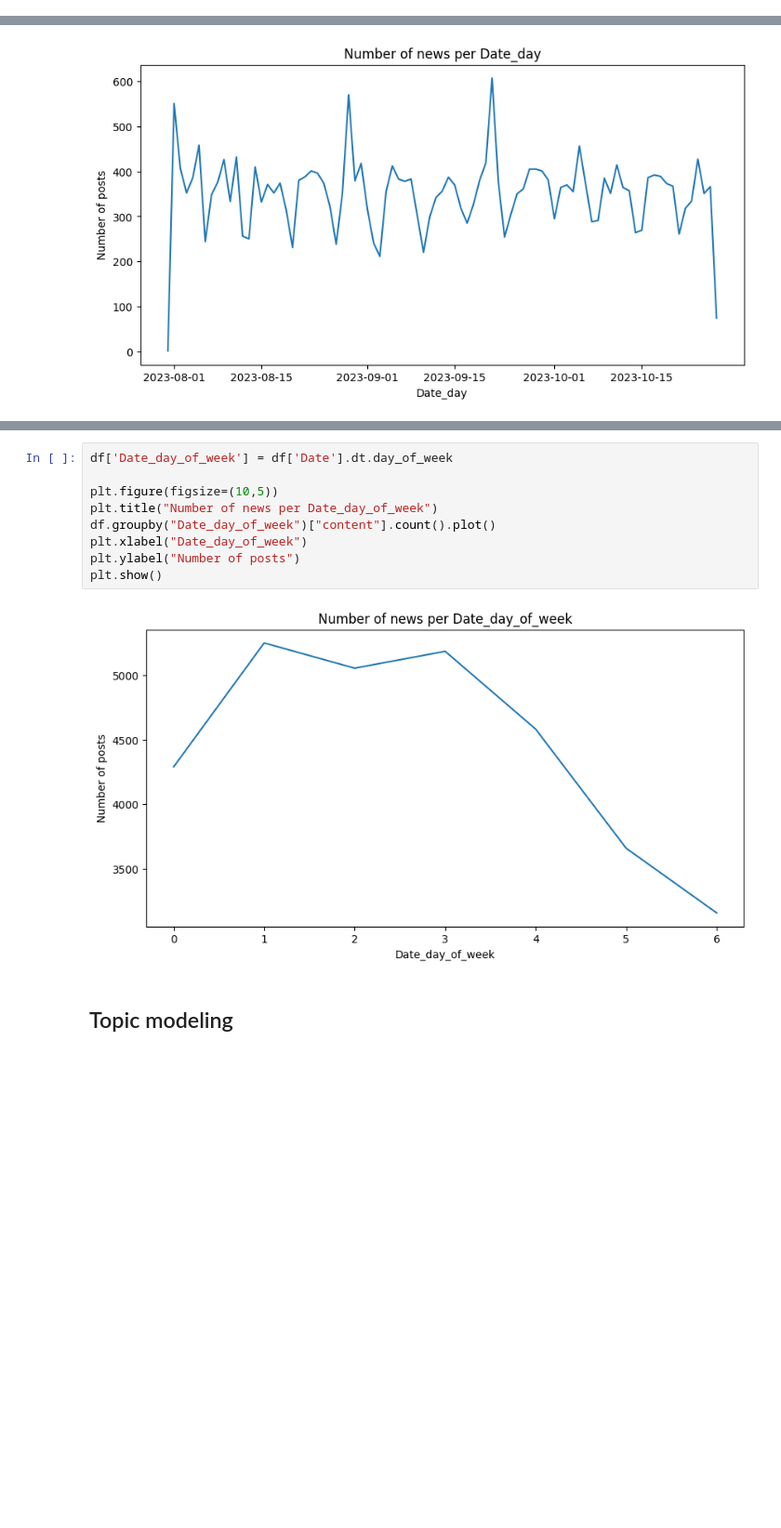
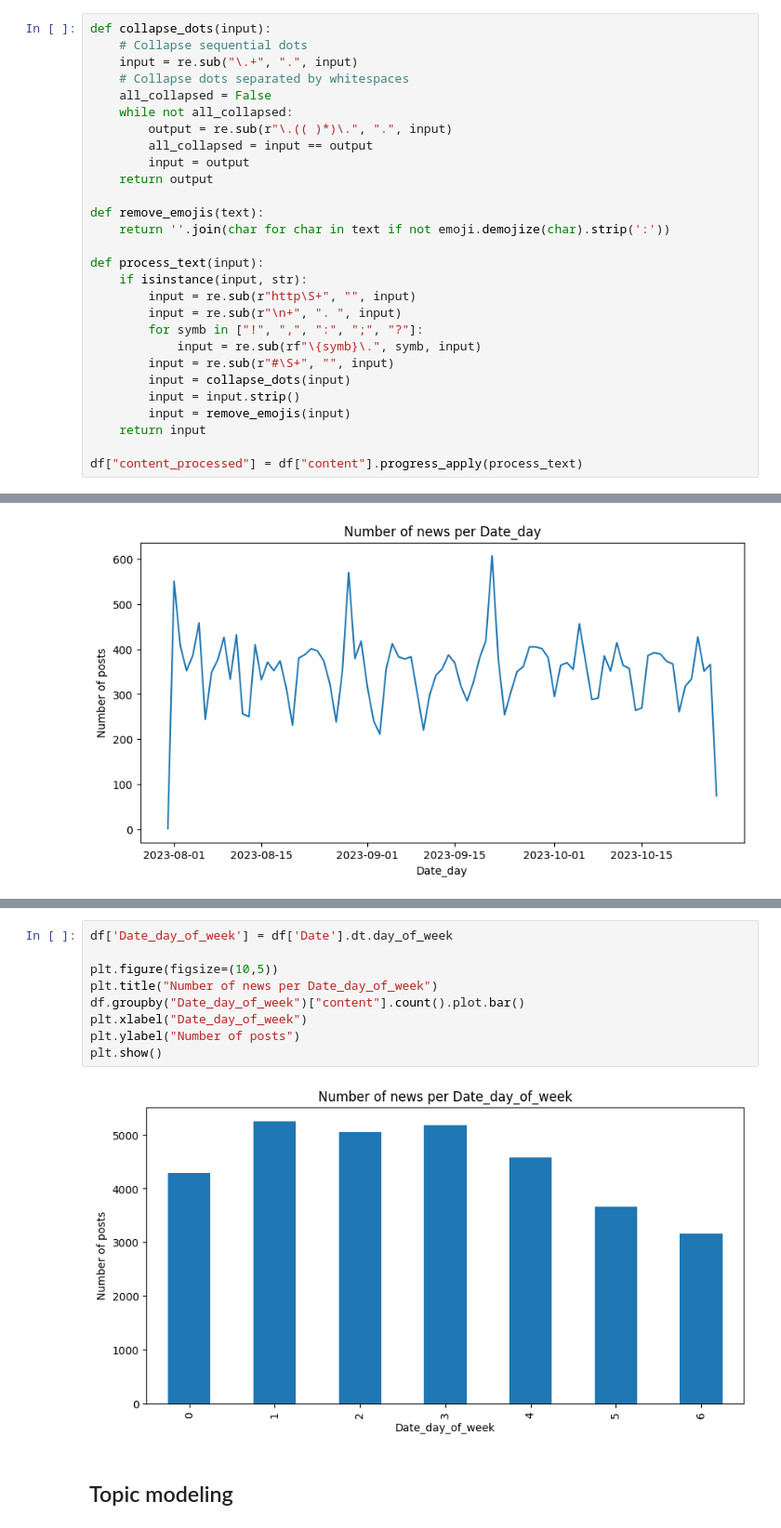
Before and after one commit to EvgeniyAzarov/iasa_nlp_homeworks, a Jupyter notebook: HW7_topics_modeling/hw7.ipynb, the cells around one changed output, grey strips where cells are left out. Shown at 93% size. Drawn from its saved outputs; the diff is of its cells as text; blank space fills up the shorter version.

```diff
--- a/HW7_topics_modeling/hw7.ipynb
+++ b/HW7_topics_modeling/hw7.ipynb
@@ -191 +177,29 @@ df.to_csv("../data/kyiv-channels-dataset/KyivChannels_Dataset_v01_lang.csv", ind
+# %%
+def collapse_dots(input):
+    # Collapse sequential dots
+    input = re.sub("\.+", ".", input)
+    # Collapse dots separated by whitespaces
+    all_collapsed = False
+    while not all_collapsed:
+        output = re.sub(r"\.(( )*)\.", ".", input)
+        all_collapsed = input == output
+        input = output
+    return output
+
+def remove_emojis(text):
+    return ''.join(char for char in text if not emoji.demojize(char).strip(':'))
+
+def process_text(input):
+    if isinstance(input, str):
+        input = re.sub(r"http\S+", "", input)
+        input = re.sub(r"\n+", ". ", input)
+        for symb in ["!", ",", ":", ";", "?"]:
+            input = re.sub(rf"\{symb}\.", symb, input)
+        input = re.sub(r"#\S+", "", input)
+        input = collapse_dots(input)
+        input = input.strip()
+        input = remove_emojis(input)
+    return input
+
+df["content_processed"] = df["content"].progress_apply(process_text)
 # %% [markdown]
@@ -204,14 +233,14 @@ plt.show()
 # %%
 df['Date_day_of_week'] = df['Date'].dt.day_of_week
 
 plt.figure(figsize=(10,5))
 plt.title("Number of news per Date_day_of_week")
-df.groupby("Date_day_of_week")["content"].count().plot()
+df.groupby("Date_day_of_week")["content"].count().plot.bar()
 plt.xlabel("Date_day_of_week")
 plt.ylabel("Number of posts")
 plt.show()
 # %% [output]
-[figure, old version]
+[figure, new version]
 # %% [markdown]
 ## Topic modeling
 # %% [markdown]
```
Also changed, not shown: parts of 14 cells of this notebook.
